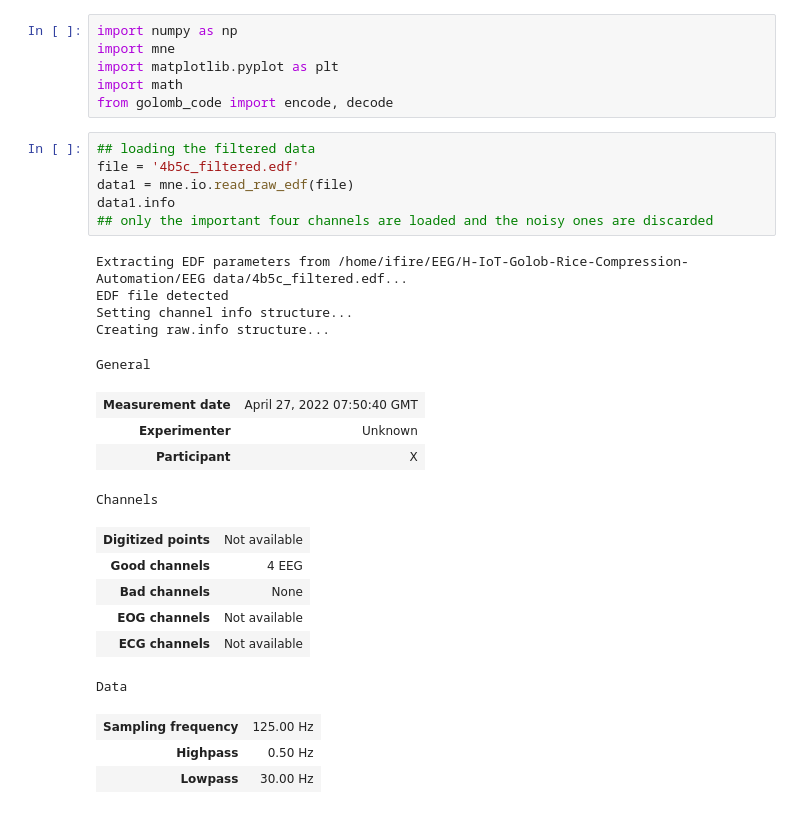
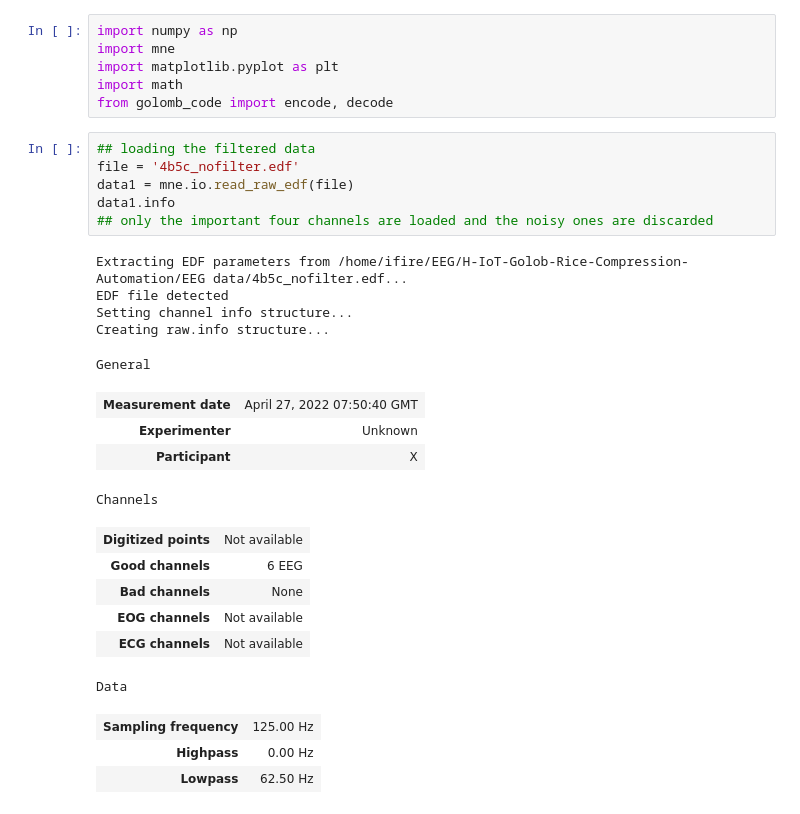
Before and after one commit to SenuraHansaja/H-IoT-Golob-Rice-Compression-Automation, a Jupyter notebook: EEG data/KL_div.ipynb, the cells around one changed output. Saved outputs shown, nothing was run; the diff lists cells and outputs as text.

```diff
--- a/EEG data/KL_div.ipynb
+++ b/EEG data/KL_div.ipynb
@@ -9,29 +9,29 @@ import math
 from golomb_code import encode, decode
 # %%
 ## loading the filtered data
-file = '4b5c_filtered.edf'
+file = '4b5c_nofilter.edf'
 data1 = mne.io.read_raw_edf(file)
 data1.info
 ## only the important four channels are loaded and the noisy ones are discarded
 # %% [output]
-Extracting EDF parameters from /home/ifire/EEG/H-IoT-Golob-Rice-Compression-Automation/EEG data/4b5c_filtered.edf...
+Extracting EDF parameters from /home/ifire/EEG/H-IoT-Golob-Rice-Compression-Automation/EEG data/4b5c_nofilter.edf...
 EDF file detected
 Setting channel info structure...
 Creating raw.info structure...
 General
 | Measurement date | April 27, 2022 07:50:40 GMT |
 | Experimenter | Unknown |
 | Participant | X |
 Channels
 | Digitized points | Not available |
-| Good channels | 4 EEG |
+| Good channels | 6 EEG |
 | Bad channels | None |
 | EOG channels | Not available |
 | ECG channels | Not available |
 Data
 | Sampling frequency | 125.00 Hz |
-| Highpass | 0.50 Hz |
-| Lowpass | 30.00 Hz |
+| Highpass | 0.00 Hz |
+| Lowpass | 62.50 Hz |
 # %%
 data1.plot( scalings='0.0007', clipping=0.5, remove_dc=True, lowpass =60, show_scrollbars=False, filtorder = 20, theme='auto')
 # %% [output]
```
Also changed, not shown: parts of 4 cells of this notebook.
